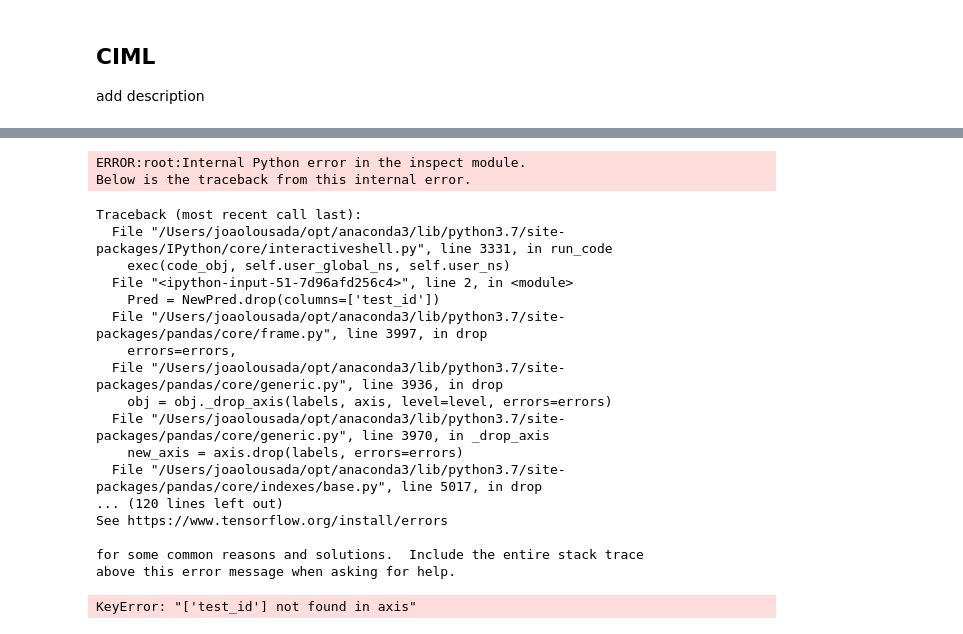
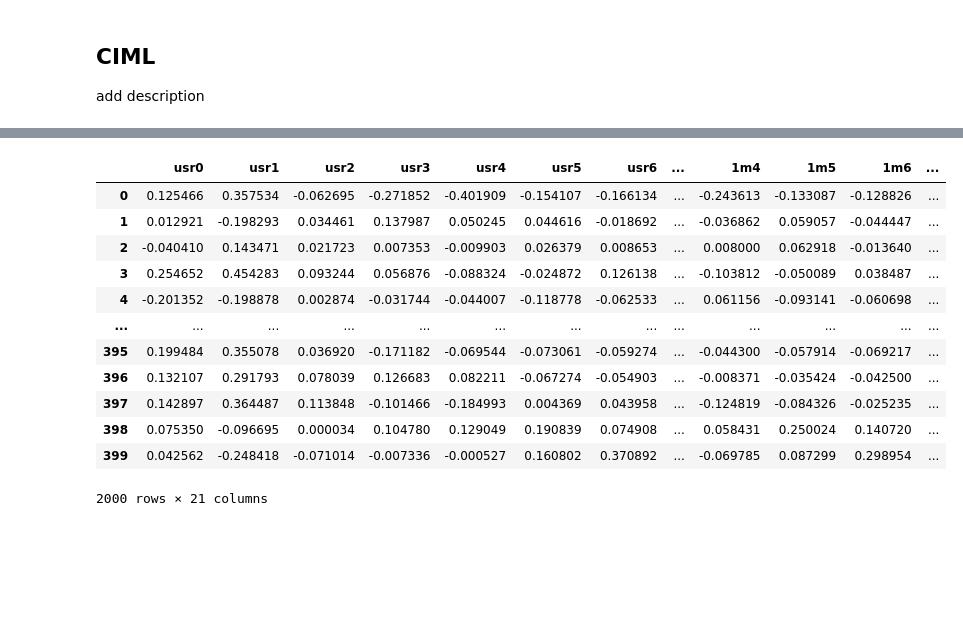
Before and after one commit to johnnylousas/Master-Thesis, a Jupyter notebook: scripts/Regression_Testing.ipynb, the cells around one changed output, grey strips where cells are left out. Drawn from its saved outputs; the diff is of its cells as text; code cells hidden in the pictures; blank space fills up the shorter version.

```diff
--- a/scripts/Regression_Testing.ipynb
+++ b/scripts/Regression_Testing.ipynb
@@ -599,24 +491,0 @@ weighted avg       0.96      0.96      0.94       540
-# %%
-NewPred = pd.read_csv('data/tf_dev.csv')
-Pred = NewPred.drop(columns=['test_id'])
-# %% [output]
-ERROR:root:Internal Python error in the inspect module.
-Below is the traceback from this internal error.
-Traceback (most recent call last):
-  File "/Users/joaolousada/opt/anaconda3/lib/python3.7/site-packages/IPython/core/interactiveshell.py", line 3331, in run_code
-    exec(code_obj, self.user_global_ns, self.user_ns)
-  File "<ipython-input-51-7d96afd256c4>", line 2, in <module>
-    Pred = NewPred.drop(columns=['test_id'])
-  File "/Users/joaolousada/opt/anaconda3/lib/python3.7/site-packages/pandas/core/frame.py", line 3997, in drop
-    errors=errors,
-  File "/Users/joaolousada/opt/anaconda3/lib/python3.7/site-packages/pandas/core/generic.py", line 3936, in drop
-    obj = obj._drop_axis(labels, axis, level=level, errors=errors)
-  File "/Users/joaolousada/opt/anaconda3/lib/python3.7/site-packages/pandas/core/generic.py", line 3970, in _drop_axis
-    new_axis = axis.drop(labels, errors=errors)
-  File "/Users/joaolousada/opt/anaconda3/lib/python3.7/site-packages/pandas/core/indexes/base.py", line 5017, in drop
-... (120 lines left out)
-See https://www.tensorflow.org/install/errors
-
-for some common reasons and solutions.  Include the entire stack trace
-above this error message when asking for help.
-KeyError: "['test_id'] not found in axis"
@@ -626,0 +492,31 @@ prd
+# %%
+
+np.random.seed()
+data_path = '/Users/joaolousada/Documents/5ºAno/Master-Thesis/main/data/'
+
+
+train: pd.DataFrame = pd.read_csv(data_path + 'tempest-full/tf_train.csv')
+test: pd.DataFrame = pd.read_csv(data_path + 'tempest-full/tf_test.csv')
+dev: pd.DataFrame = pd.read_csv(data_path + 'tempest-full/tf_dev.csv')
+
+data = pd.concat([train, dev, test], ignore_index=False)
+data.rename(columns={'Unnamed: 0': 'test_id'}, inplace=True)
+data = data.drop(columns=['test_id'])
+
+data.shape
+pd.options.display.max_columns = 15
+display(data)
+# %% [output]
+|  | usr0 | usr1 | usr2 | usr3 | usr4 | usr5 | usr6 | ... | 1m4 | 1m5 | 1m6 | ... |
+| 0 | 0.125466 | 0.357534 | -0.062695 | -0.271852 | -0.401909 | -0.154107 | -0.166134 | ... | -0.243613 | -0.133087 | -0.128826 | ... |
+| 1 | 0.012921 | -0.198293 | 0.034461 | 0.137987 | 0.050245 | 0.044616 | -0.018692 | ... | -0.036862 | 0.059057 | -0.044447 | ... |
+| 2 | -0.040410 | 0.143471 | 0.021723 | 0.007353 | -0.009903 | 0.026379 | 0.008653 | ... | 0.008000 | 0.062918 | -0.013640 | ... |
+| 3 | 0.254652 | 0.454283 | 0.093244 | 0.056876 | -0.088324 | -0.024872 | 0.126138 | ... | -0.103812 | -0.050089 | 0.038487 | ... |
+| 4 | -0.201352 | -0.198878 | 0.002874 | -0.031744 | -0.044007 | -0.118778 | -0.062533 | ... | 0.061156 | -0.093141 | -0.060698 | ... |
+| ... | ... | ... | ... | ... | ... | ... | ... | ... | ... | ... | ... | ... |
+| 395 | 0.199484 | 0.355078 | 0.036920 | -0.171182 | -0.069544 | -0.073061 | -0.059274 | ... | -0.044300 | -0.057914 | -0.069217 | ... |
+| 396 | 0.132107 | 0.291793 | 0.078039 | 0.126683 | 0.082211 | -0.067274 | -0.054903 | ... | -0.008371 | -0.035424 | -0.042500 | ... |
+| 397 | 0.142897 | 0.364487 | 0.113848 | -0.101466 | -0.184993 | 0.004369 | 0.043958 | ... | -0.124819 | -0.084326 | -0.025235 | ... |
+| 398 | 0.075350 | -0.096695 | 0.000034 | 0.104780 | 0.129049 | 0.190839 | 0.074908 | ... | 0.058431 | 0.250024 | 0.140720 | ... |
+| 399 | 0.042562 | -0.248418 | -0.071014 | -0.007336 | -0.000527 | 0.160802 | 0.370892 | ... | -0.069785 | 0.087299 | 0.298954 | ... |
+2000 rows × 21 columns
```
Also changed, not shown: parts of 21 cells of this notebook.
